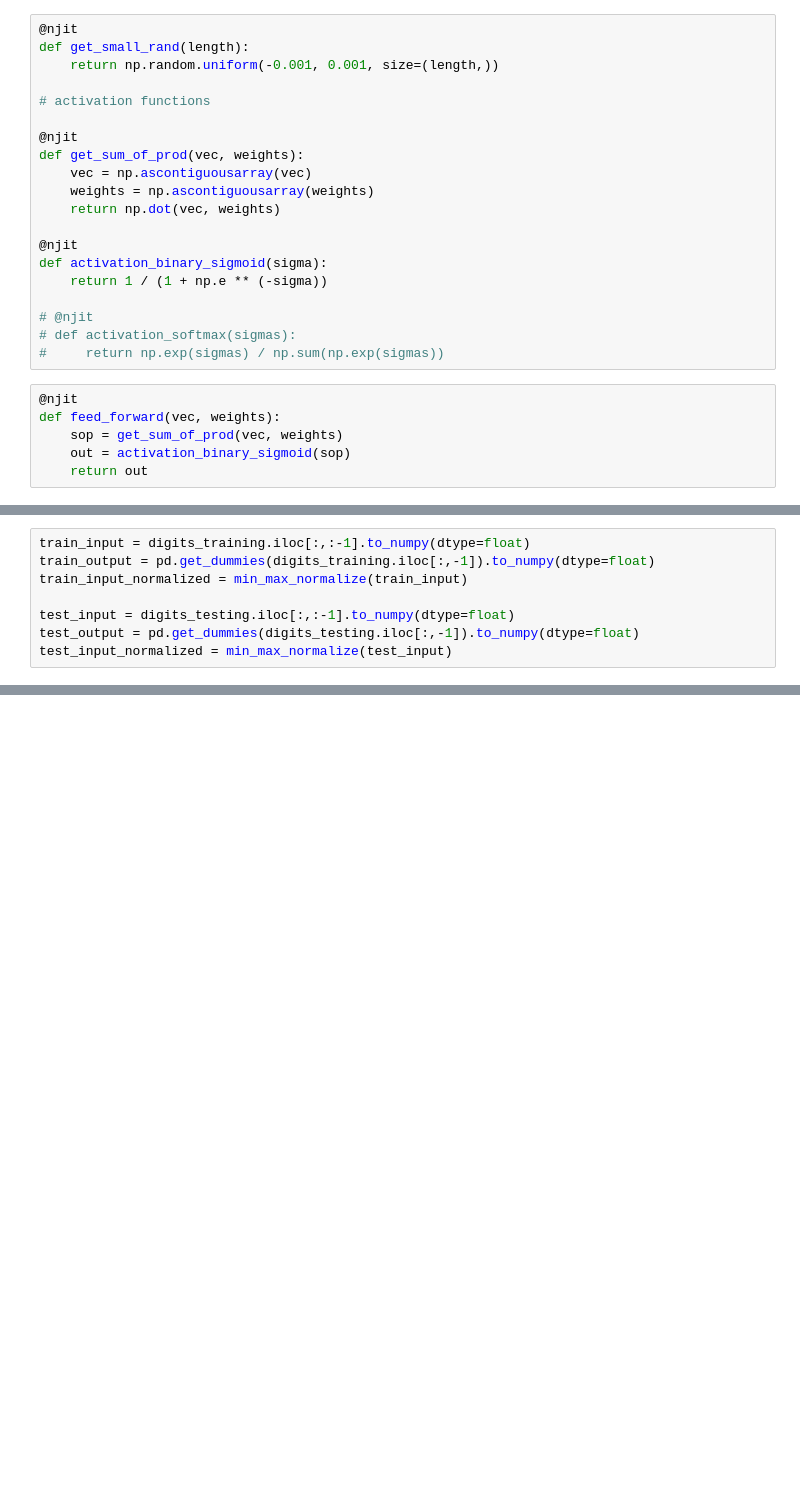
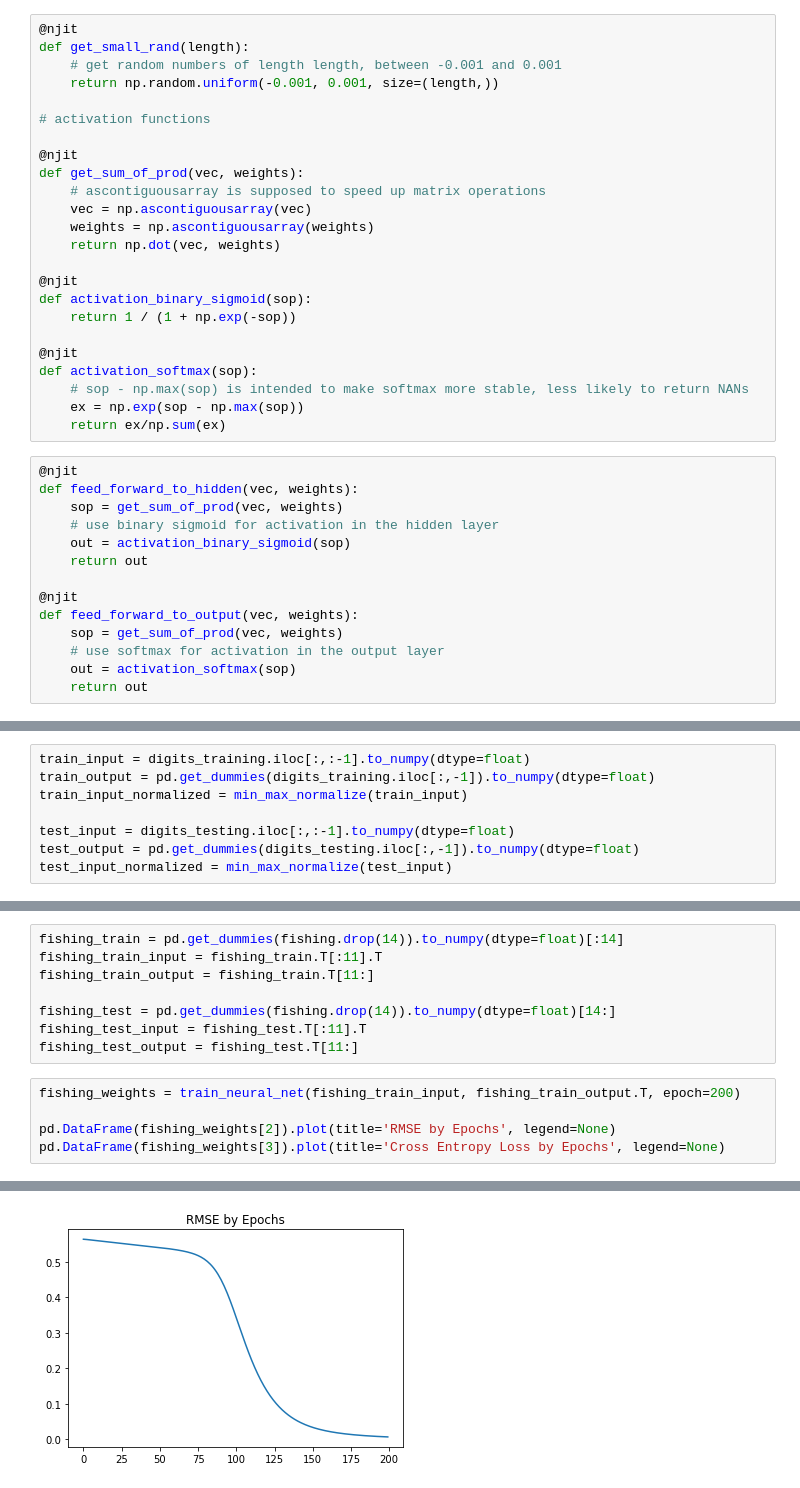
Before and after one commit to hchenfeng/Introduction-to-Machine-Learning, a Jupyter notebook: notebooks/project4.ipynb, the cells around one changed output, grey strips where cells are left out. Drawn from its saved outputs; the diff is of its cells as text; blank space fills up the shorter version.

```diff
--- a/notebooks/project4.ipynb
+++ b/notebooks/project4.ipynb
@@ -55,29 +61,41 @@ def min_max_normalize(narr):
 # %%
 @njit
 def get_small_rand(length):
+    # get random numbers of length length, between -0.001 and 0.001
     return np.random.uniform(-0.001, 0.001, size=(length,))
 
 # activation functions
 
 @njit
 def get_sum_of_prod(vec, weights):
+    # ascontiguousarray is supposed to speed up matrix operations
     vec = np.ascontiguousarray(vec)
     weights = np.ascontiguousarray(weights)
     return np.dot(vec, weights)
 
 @njit
-def activation_binary_sigmoid(sigma):
-    return 1 / (1 + np.e ** (-sigma))
+def activation_binary_sigmoid(sop):
+    return 1 / (1 + np.exp(-sop))
 
-# @njit
-# def activation_softmax(sigmas):
-#     return np.exp(sigmas) / np.sum(np.exp(sigmas))
+@njit
+def activation_softmax(sop):
+    # sop - np.max(sop) is intended to make softmax more stable, less likely to return NANs
+    ex = np.exp(sop - np.max(sop))
+    return ex/np.sum(ex)
 # %%
 @njit
-def feed_forward(vec, weights):
+def feed_forward_to_hidden(vec, weights):
     sop = get_sum_of_prod(vec, weights)
+    # use binary sigmoid for activation in the hidden layer
     out = activation_binary_sigmoid(sop)
     return out
+
+@njit
+def feed_forward_to_output(vec, weights):
+    sop = get_sum_of_prod(vec, weights)
+    # use softmax for activation in the output layer
+    out = activation_softmax(sop)
+    return out
 # %%
 @njit
 def get_rmse(t_vec, y_vec):
@@ -226,0 +265,14 @@ neural_net_predict(weights[0], weights[1], test_input_normalized, digits_testing
+# %%
+fishing_train = pd.get_dummies(fishing.drop(14)).to_numpy(dtype=float)[:14]
+fishing_train_input = fishing_train.T[:11].T
+fishing_train_output = fishing_train.T[11:]
+
+fishing_test = pd.get_dummies(fishing.drop(14)).to_numpy(dtype=float)[14:]
+fishing_test_input = fishing_test.T[:11].T
+fishing_test_output = fishing_test.T[11:]
+# %%
+fishing_weights = train_neural_net(fishing_train_input, fishing_train_output.T, epoch=200)
+
+pd.DataFrame(fishing_weights[2]).plot(title='RMSE by Epochs', legend=None)
+pd.DataFrame(fishing_weights[3]).plot(title='Cross Entropy Loss by Epochs', legend=None)
+# %% [output]
@@ -226,0 +280 @@ neural_net_predict(weights[0], weights[1], test_input_normalized, digits_testing
+[figure, added]
```
Also changed, not shown: parts of 41 cells of this notebook, 2 other files.
